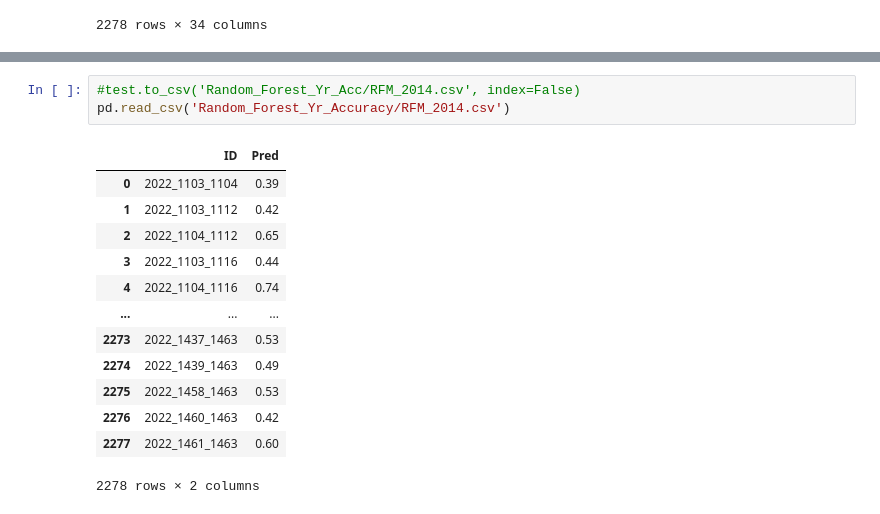
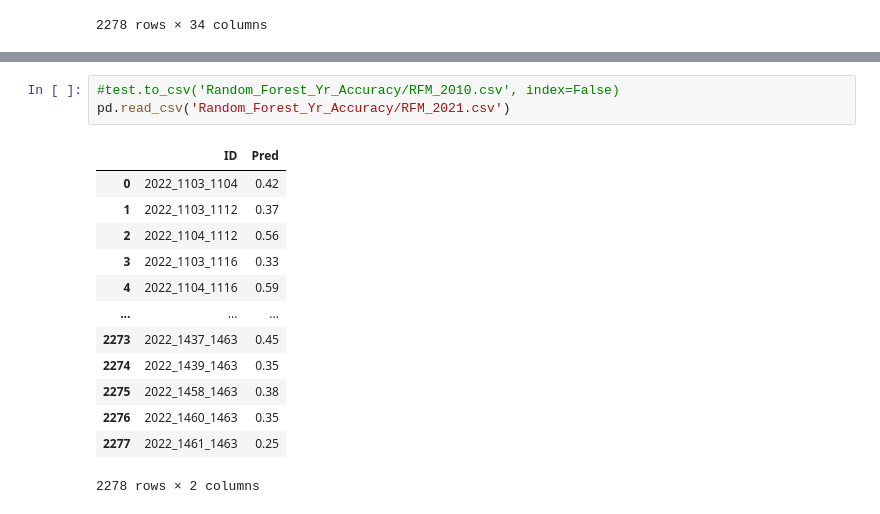
Before and after one commit to racruz25/group_project, a Jupyter notebook: Random_Forest_Model.ipynb, the cells around one changed output, grey strips where cells are left out. Cells and saved outputs as stored; diff of their text form.

```diff
--- a/Random_Forest_Model.ipynb
+++ b/Random_Forest_Model.ipynb
@@ -390,18 +440,18 @@ test
 2278 rows × 2 columns
 # %%
-#test.to_csv('Random_Forest_Yr_Acc/RFM_2014.csv', index=False)
-pd.read_csv('Random_Forest_Yr_Accuracy/RFM_2014.csv')
+#test.to_csv('Random_Forest_Yr_Accuracy/RFM_2010.csv', index=False)
+pd.read_csv('Random_Forest_Yr_Accuracy/RFM_2021.csv')
 # %% [output]
 |  | ID | Pred |
-| 0 | 2022_1103_1104 | 0.39 |
-| 1 | 2022_1103_1112 | 0.42 |
-| 2 | 2022_1104_1112 | 0.65 |
-| 3 | 2022_1103_1116 | 0.44 |
-| 4 | 2022_1104_1116 | 0.74 |
+| 0 | 2022_1103_1104 | 0.42 |
+| 1 | 2022_1103_1112 | 0.37 |
+| 2 | 2022_1104_1112 | 0.56 |
+| 3 | 2022_1103_1116 | 0.33 |
+| 4 | 2022_1104_1116 | 0.59 |
 | ... | ... | ... |
-| 2273 | 2022_1437_1463 | 0.53 |
-| 2274 | 2022_1439_1463 | 0.49 |
-| 2275 | 2022_1458_1463 | 0.53 |
-| 2276 | 2022_1460_1463 | 0.42 |
-| 2277 | 2022_1461_1463 | 0.60 |
+| 2273 | 2022_1437_1463 | 0.45 |
+| 2274 | 2022_1439_1463 | 0.35 |
+| 2275 | 2022_1458_1463 | 0.38 |
+| 2276 | 2022_1460_1463 | 0.35 |
+| 2277 | 2022_1461_1463 | 0.25 |
 2278 rows × 2 columns
```
Also changed, not shown: parts of 14 cells of this notebook.
